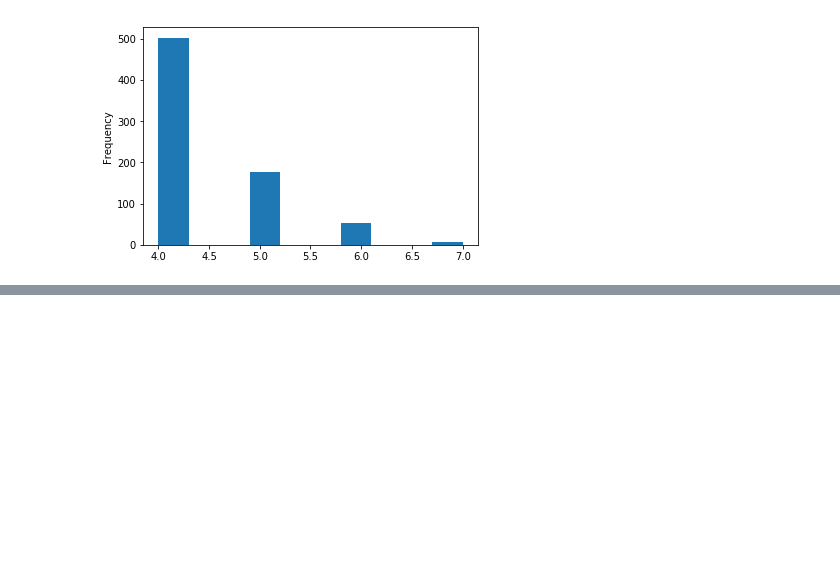
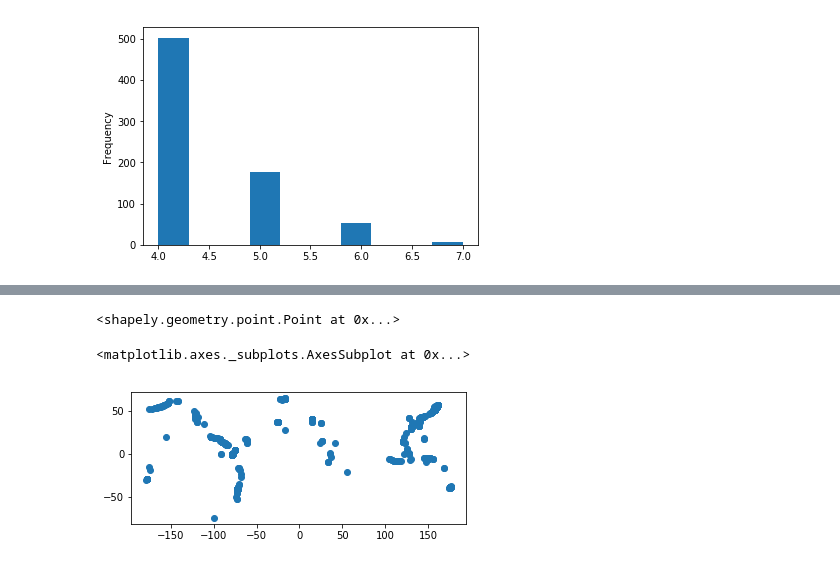
Before and after one commit to scottyhq/votw, a Jupyter notebook: votw-take2.ipynb, the cells around one changed output, grey strips where cells are left out. Saved outputs shown, nothing was run; the diff lists cells and outputs as text; code cells hidden in the pictures; blank space fills up the shorter version.

```diff
--- a/votw-take2.ipynb
+++ b/votw-take2.ipynb
@@ -152,0 +180,5 @@ Text(0.5,0,'VEI')
+# %%
+# Create a Geopandas Geodataframe
+geometry = df.apply(lambda x: shapely.geometry.Point(x['Longitude'],x['Latitude']), axis = 1)
+crs={'init': 'epsg:4326'}
+gf = gpd.GeoDataFrame(df, geometry=geometry, crs=crs)
@@ -152,0 +206,11 @@ Text(0.5,0,'VEI')
+# %%
+# This geopandas dataframe looks the same, but knows how to work with geospatial vector data:
+gf.geometry.iloc[0]
+# %% [output]
+<shapely.geometry.point.Point at 0x...>
+# %%
+# So plotting is really easy
+gf.geometry.plot()
+# %% [output]
+<matplotlib.axes._subplots.AxesSubplot at 0x...>
+[figure, added]
```
Also changed, not shown: parts of 13 cells of this notebook, 2 other files.
